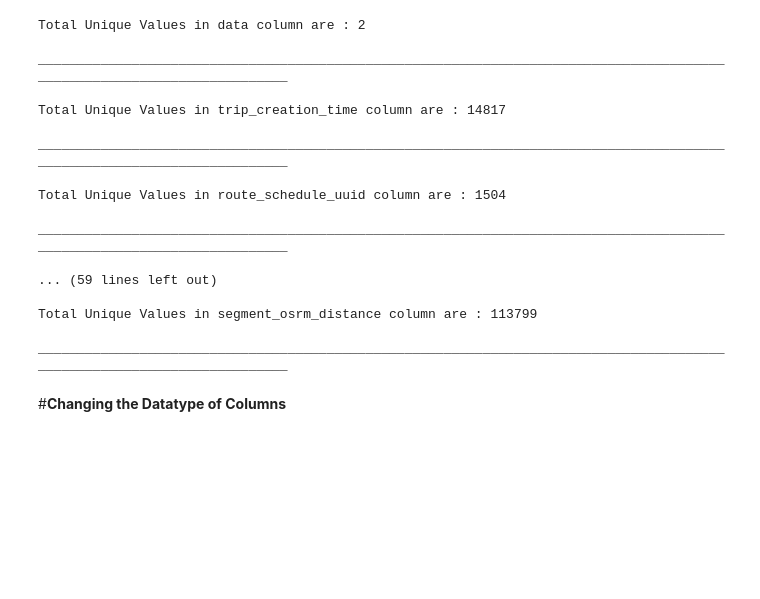
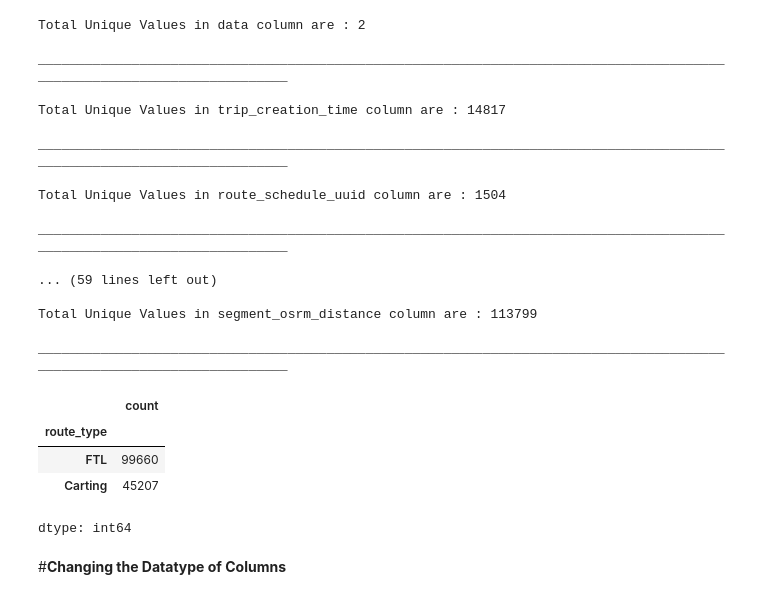
Before and after one commit to sr606/Python-Practice, a Jupyter notebook: Business_Case_Delhivery_Feature_Engineering.ipynb, the cells around one changed output. Cells and saved outputs as stored; diff of their text form; code cells hidden in the pictures; blank space fills up the shorter version.

```diff
--- a/Business_Case_Delhivery_Feature_Engineering.ipynb
+++ b/Business_Case_Delhivery_Feature_Engineering.ipynb
@@ -245,6 +245,14 @@ ________________________________________________________________________________
 Total Unique Values in segment_osrm_distance column are : 113799
 
 ________________________________________________________________________________________________________________________
+# %%
+dd['route_type'].value_counts()
+# %% [output]
+|  | count |
+| route_type |  |
+| FTL | 99660 |
+| Carting | 45207 |
+dtype: int64
 # %% [markdown]
 #**Changing the Datatype of Columns**
 # %%
```
Also changed, not shown: parts of 20 cells of this notebook.
